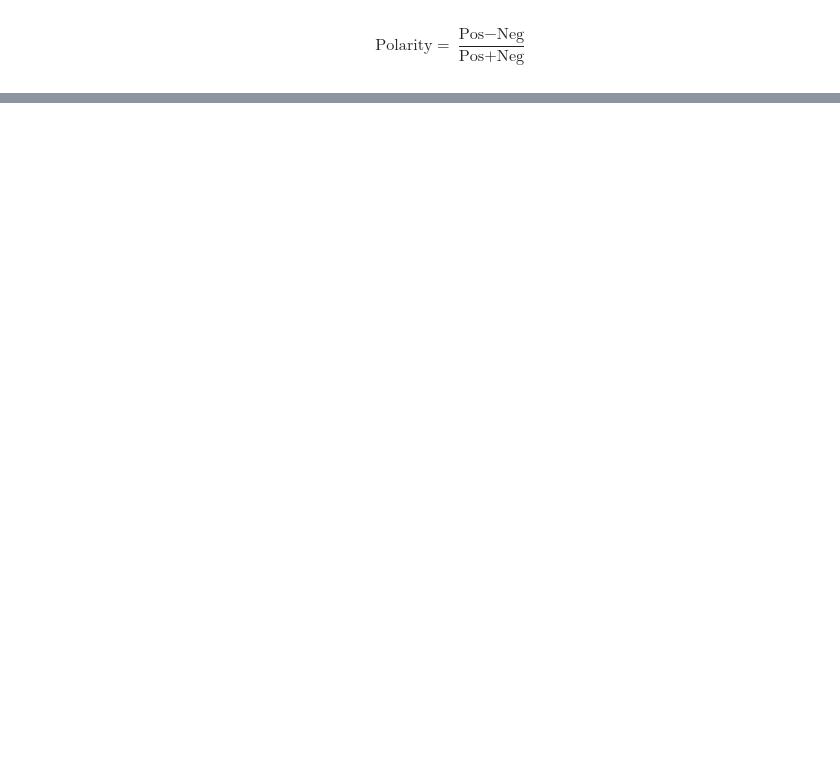
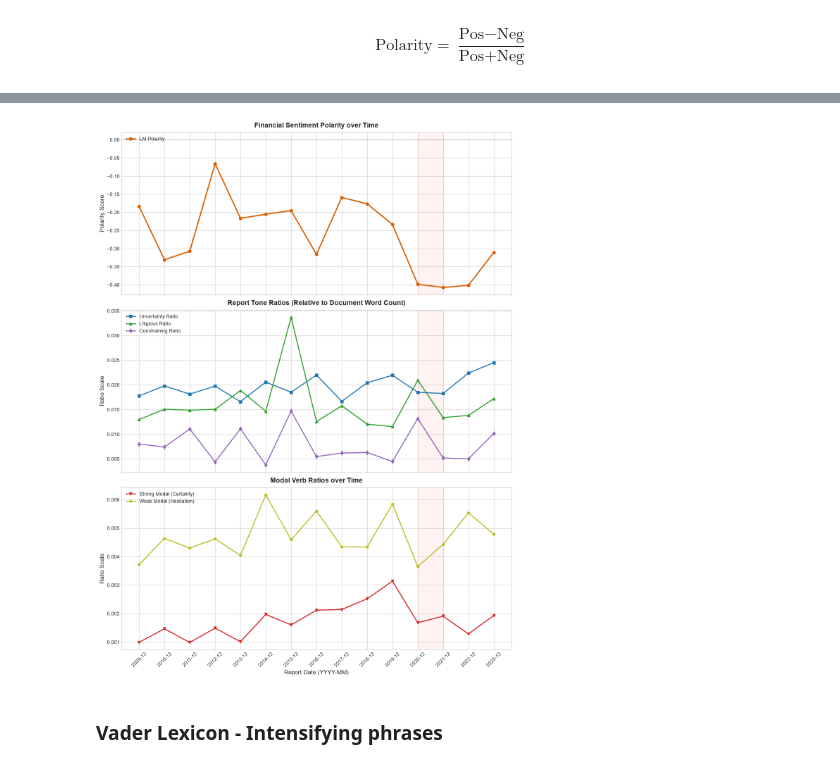
Before and after one commit to NhiPK/MLforEcon, a Jupyter notebook: TextProcessing.ipynb, the cells around one changed output, grey strips where cells are left out. Drawn from its saved outputs; the diff is of its cells as text; code cells hidden in the pictures; blank space fills up the shorter version.

```diff
--- a/TextProcessing.ipynb
+++ b/TextProcessing.ipynb
@@ -569,0 +532,48 @@ display(df_sentiment[['report_date', 'word_count', 'lm_positive', 'lm_negative',
+# %%
+import matplotlib.pyplot as plt
+import seaborn as sns
+
+# Set up plot style
+plt.style.use('seaborn-v0_8-whitegrid' if 'seaborn-v0_8-whitegrid' in plt.style.available else 'default')
+fig, axes = plt.subplots(3, 1, figsize=(12, 16), sharex=True)
+
+# Ensure chronological order for the timeline
+df_sorted = df_sentiment.sort_values('report_date')
+x_dates = df_sorted['report_date']
+
+# SUBPLOT 1: SENTIMENT POLARITY TREND
+axes[0].plot(x_dates, df_sorted['lm_polarity'], color='#d95f02', marker='o', linewidth=2.5, label='LM Polarity')
+axes[0].axhline(0, color='gray', linestyle='--', linewidth=0.8)  # Neutral reference line
+axes[0].set_title("Financial Sentiment Polarity over Time", fontsize=14, fontweight='bold', pad=10)
+axes[0].set_ylabel("Polarity Score", fontsize=12)
+axes[0].legend(loc="upper left")
+
+# SUBPLOT 2: TONE RATIOS (Uncertainty, Litigious, Constraining)
+axes[1].plot(x_dates, df_sorted['uncertainty_ratio'], color='#1f77b4', marker='s', linewidth=2, label='Uncertainty Ratio')
+axes[1].plot(x_dates, df_sorted['litigious_ratio'], color='#2ca02c', marker='^', linewidth=2, label='Litigious Ratio')
+axes[1].plot(x_dates, df_sorted['constraining_ratio'], color='#9467bd', marker='d', linewidth=2, label='Constraining Ratio')
+axes[1].set_title("Report Tone Ratios (Relative to Document Word Count)", fontsize=14, fontweight='bold', pad=10)
+axes[1].set_ylabel("Ratio Scale", fontsize=12)
+axes[1].legend(loc="upper left")
+
+# SUBPLOT 3: MODAL RATIOS (Strong vs. Weak Verbs)
+axes[2].plot(x_dates, df_sorted['strong_modal_ratio'], color='#d62728', marker='v', linewidth=2, label='Strong Modal (Certainty)')
+axes[2].plot(x_dates, df_sorted['weak_modal_ratio'], color='#bcbd22', marker='p', linewidth=2, label='Weak Modal (Hesitation)')
+axes[2].set_title("Modal Verb Ratios over Time", fontsize=14, fontweight='bold', pad=10)
+axes[2].set_ylabel("Ratio Scale", fontsize=12)
+axes[2].set_xlabel("Report Date (YYYY-MM)", fontsize=12)
+axes[2].legend(loc="upper left")
+
+# 3. Global axis formatting and layout cleanup
+for ax in axes:
+    ax.tick_params(axis='x', rotation=45)
+    ax.tick_params(axis='both', labelsize=10)
+    # Optional: Highlight major economic shock periods (e.g., Covid-19 crisis)
+    ax.axvspan('2020-12', '2021-12', color='red', alpha=0.05, label='Pandemic Shock Era')
+
+plt.tight_layout()
+plt.show()
+# %% [output]
+[figure, added]
+# %% [markdown]
+### Vader Lexicon - Intensifying phrases
```
Also changed, not shown: parts of 37 cells of this notebook.
